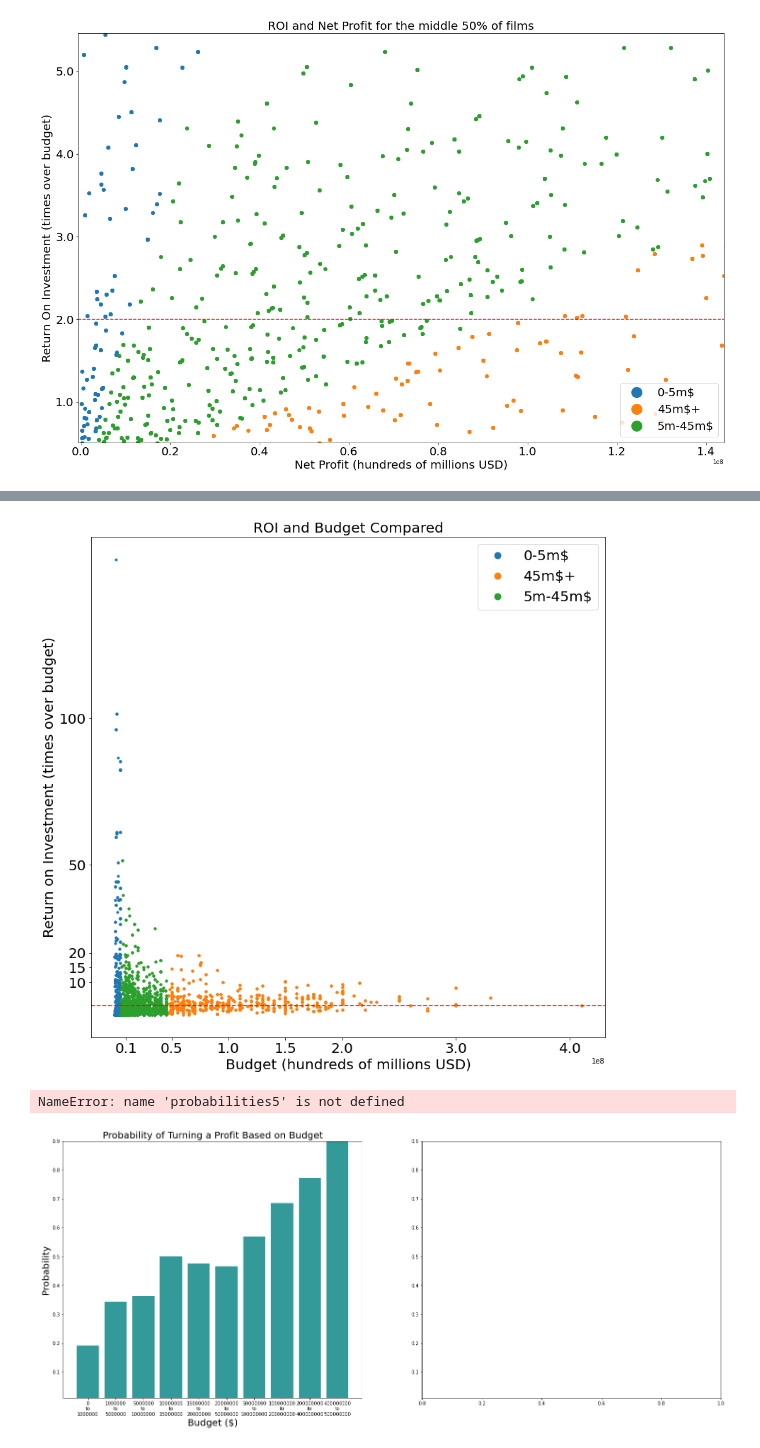
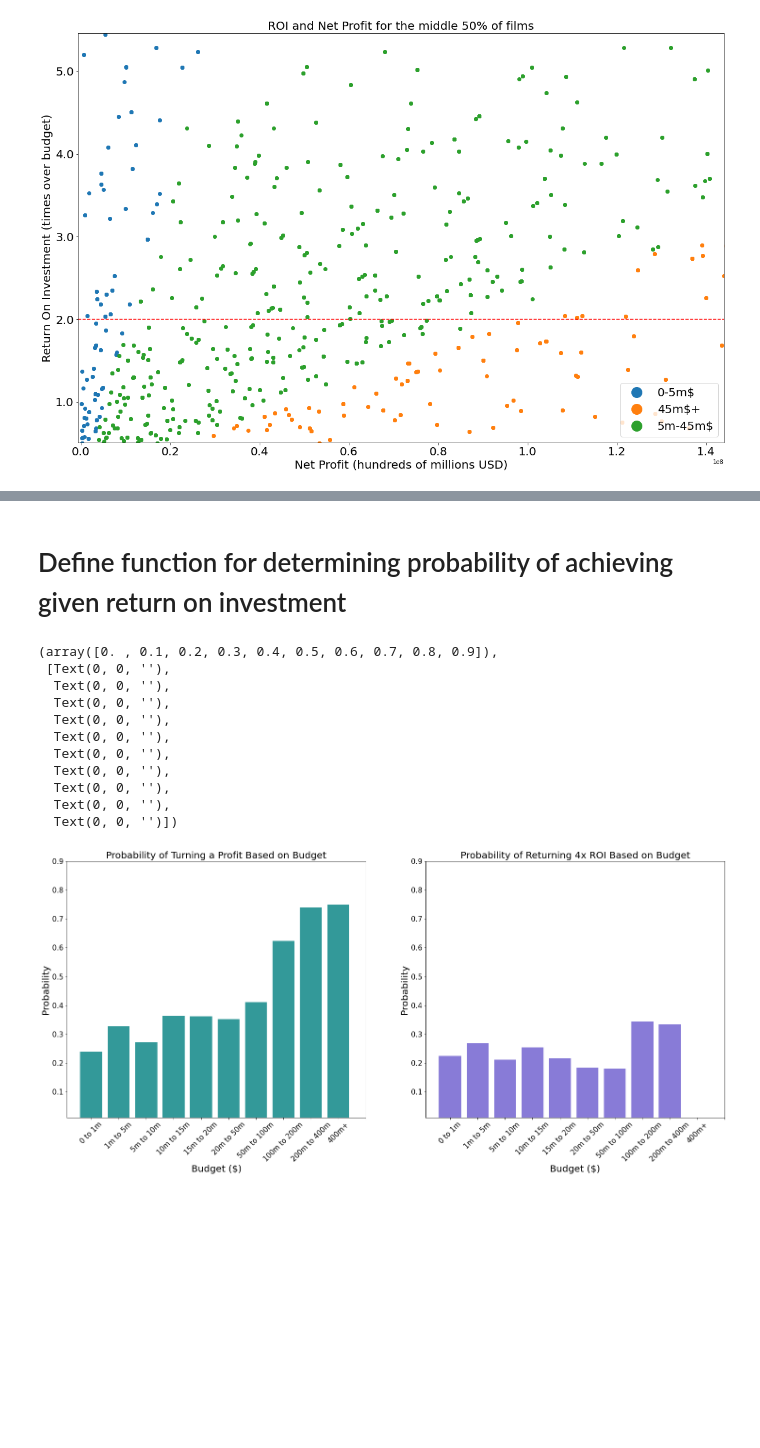
Before and after one commit to john-c-simmons/microsoft_film_reccomendation, a Jupyter notebook: jcscleannotebook.ipynb, the cells around one changed output, grey strips where cells are left out. Drawn from its saved outputs; the diff is of its cells as text; code cells hidden in the pictures; blank space fills up the shorter version.

```diff
--- a/jcscleannotebook.ipynb
+++ b/jcscleannotebook.ipynb
@@ -59,6 +49,7 @@ df.genres = df.genres.str.split(',') #this performs the split on the same column
 df = df.explode('genres') #this explodes the newly created column and saves it to a new df
 
 
+
 df.drop_duplicates(subset=['genres', 'movie'], keep='last', inplace = True)
 df['production_budget'] = df['production_budget'].str.replace(',', '', regex = True)
 df['production_budget'] = df['production_budget'].str.replace('$', '', regex = True).astype(int)
@@ -68,17 +59,16 @@ df['worldwide_gross'] = df['worldwide_gross'].str.replace(',', '', regex = True)
 df['worldwide_gross'] = df['worldwide_gross'].str.replace('$', '', regex = True).astype(int)
 
 ##Cleans numerical data and sets it to integer typre.
-
 df.release_date = pd.to_datetime(df.release_date)
-
+#df = df[(df['release_date'] >= '1990-01-01') & (df['release_date'] <= '2019-01-01')]
 df['total_gross'] = df['worldwide_gross'] + df['domestic_gross']
+df = df[(df['total_gross'] > 0)]
 #Creates total gross column combining domestic and foreign gross
 df['net_profit'] = df['total_gross'] - df['production_budget']
 #Creates net profit column subtracting budget from total gross,
 df['return_on_investment'] = df['net_profit'] / df['production_budget']
 # Createsreturn on investment dividing total gross by production budget
-df = df[(df['release_date'] >= '2010-01-01') & (df['release_date'] <= '2019-01-01')]
-#Limits data to only films released from Jan 1, 2010 to Jan 1, 2019.
+
 month = df['release_date'].apply(lambda x: x.month).astype(int)
 year = df['release_date'].apply(lambda x: x.year).astype(int)
 df['month'] = month
@@ -91,9 +81,9 @@ df.loc[df.production_budget>45000000, 'film_size']='45m$+'
 df.groupby('production_budget')
 df['budget_bins'] = pd.cut(df['production_budget'], [0, 1000000, 5000000, 10000000, 15000000, 20000000, 50000000, 100000000, 200000000, 400000000, 500000000])
 bud_size = pd.cut(df['production_budget'], [0, 5000000, 45000000, 500000000])
-grouped_bins =  df.groupby(df.budget_bins)['production_budget'].agg(['count'])
-#Creates
-df = df.drop([361, 3496], axis=0)
+#Creates a wider array of grouped budget bins for bar plot analysis
+df = df.drop([3496], axis=0)
+#drops erroneously reported rows
 df.sort_values(by='return_on_investment', ascending=False)
 # %% [output]
 |  | id | release_date | movie | production_budget | domestic_gross | worldwide_gross | genres | ... |
@@ -159,16 +186,3 @@ df.describe()
-# %%
-plot_three_fig, plot_three_ax = plt.subplots(figsize=(13,13))
-#plot_three_ax.scatter(df['production_budget'], df['return_on_investment'])
-for name, group in groups:
-    plt.plot(group['production_budget'],  group['return_on_investment'], marker='.', linestyle="", label=name)
-plt.yticks([10, 15, 20, 50, 100], fontsize=20)
-plt.legend(loc='upper right', fontsize =20, markerscale= 3)
-plt.title('ROI and Budget Compared', fontsize=20)
-plt.ylabel('Return on Investment (times over budget)', fontsize=20)
-plt.xlabel('Budget (hundreds of millions USD)', fontsize=20)
-plt.xticks([10000000, 50000000, 100000000, 150000000, 200000000, 300000000, 400000000], fontsize =20)
-plt.axhline(y=2, color='r', linestyle='--')
-plt.ticklabel_format(useOffset=False, style='sci')
-# %% [output]
-[figure, removed]
+# %% [markdown]
+# Define function for determining probability of achieving given return on investment
 # %%
@@ -188,17 +205,34 @@ probabilities4 = probability(df, 4)
 # %%
 #sns.set_theme(style="whitegrid")
 fig, ax = plt.subplots(1, 2, figsize=(25,10))
+plt.sca(ax[0])
 plt.ylim(.01,.9)
 ax[0].bar([f'{_.left}\nto\n{_.right}' for _ in probabilities], probabilities.values(), color='teal', alpha=.8)
 ax[0].set_ylim(.01,.9)
 ax[0].set_ylabel('Probability', fontsize=20)
 ax[0].set_xlabel('Budget ($)', fontsize=20)
 ax[0].set_title('Probability of Turning a Profit Based on Budget', fontsize=20)
-ax[1].bar([f'{_.left}\nto\n{_.right}' for _ in probabilities5], probabilities4.values(), color='slateblue', alpha=.8)
+ax[1].bar([f'{_.left}\nto\n{_.right}' for _ in probabilities4], probabilities4.values(), color='slateblue', alpha=.8)
 ax[1].set_ylim(.01,.9)
 ax[1].set_title('Probability of Returning 4x ROI Based on Budget', fontsize=20)
 ax[1].set_ylabel('Probability', fontsize=20)
 ax[1].set_xlabel('Budget ($)', fontsize=20)
+plt.sca(ax[0])
+plt.xticks([0,1, 2, 3,4,5,6,7,8,9, 10], ['0 to 1m', '1m to 5m', '5m to 10m', '10m to 15m', '15m to 20m', '20m to 50m', '50m to 100m', '100m to 200m', '200m to 400m', '400m+', ''], rotation=45, fontsize=15)
+plt.yticks(fontsize = 15)
+plt.sca(ax[1])
+plt.xticks([0,1, 2, 3,4,5,6,7,8,9, 10], ['0 to 1m', '1m to 5m', '5m to 10m', '10m to 15m', '15m to 20m', '20m to 50m', '50m to 100m', '100m to 200m', '200m to 400m', '400m+', ''], rotation=45, fontsize=15)
+plt.yticks(fontsize = 15)
 # %% [output]
-NameError: name 'probabilities5' is not defined
+(array([0. , 0.1, 0.2, 0.3, 0.4, 0.5, 0.6, 0.7, 0.8, 0.9]),
+ [Text(0, 0, ''),
+  Text(0, 0, ''),
+  Text(0, 0, ''),
+  Text(0, 0, ''),
+  Text(0, 0, ''),
+  Text(0, 0, ''),
+  Text(0, 0, ''),
+  Text(0, 0, ''),
+  Text(0, 0, ''),
+  Text(0, 0, '')])
-[figure, old version]
+[figure, new version]
```
Also changed, not shown: parts of 21 cells of this notebook.
